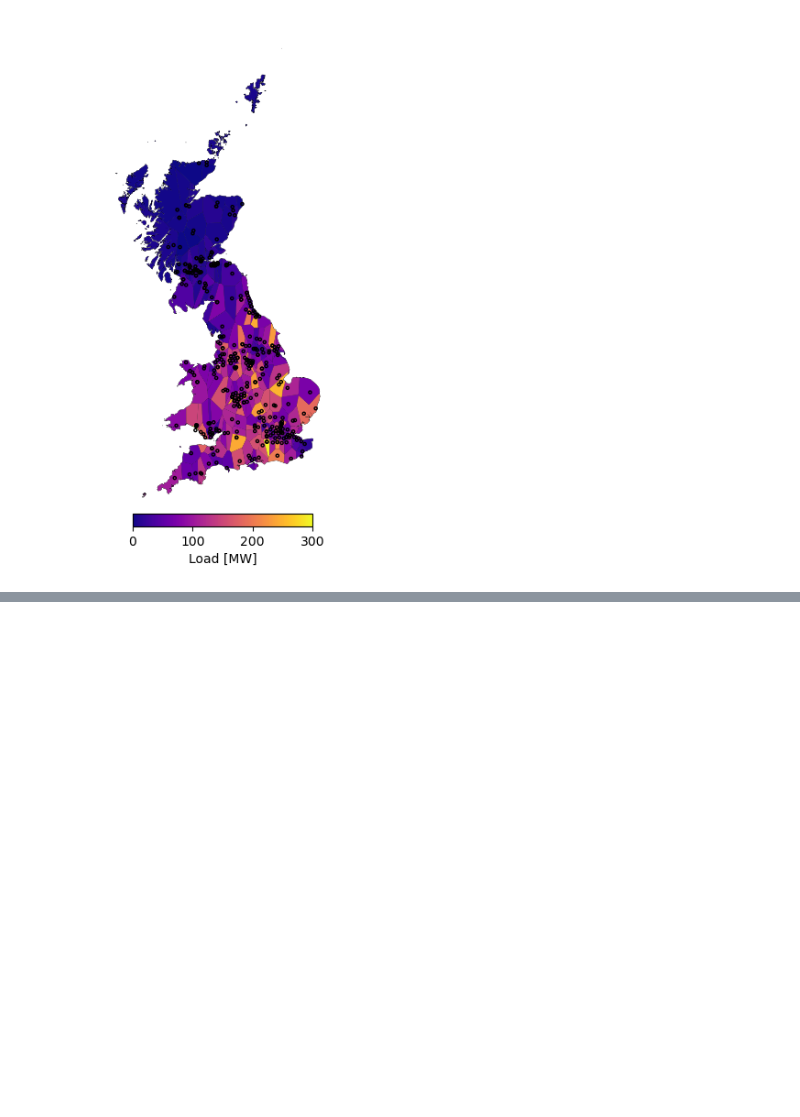
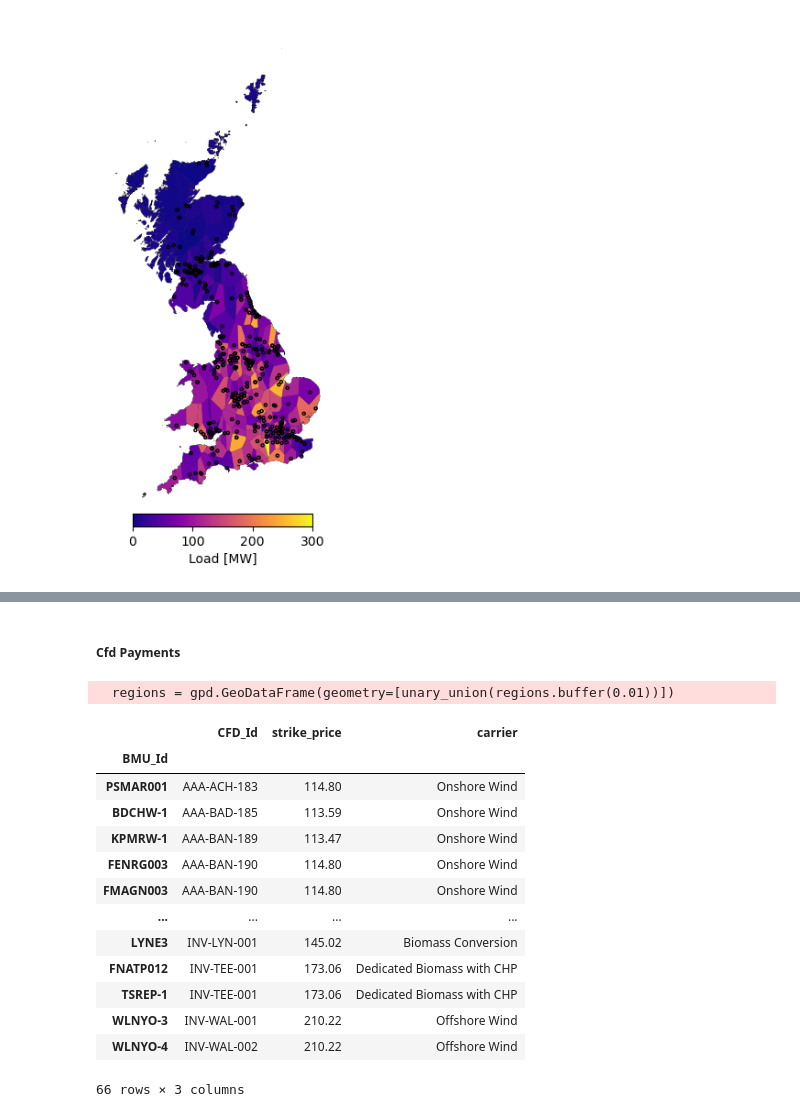
Before and after one commit to LukasFrankenQ/LMP, a Jupyter notebook: notebooks/plot_network.ipynb, the cells around one changed output, grey strips where cells are left out. Cells and saved outputs as stored; diff of their text form; code cells hidden in the pictures; blank space fills up the shorter version.

```diff
--- a/notebooks/plot_network.ipynb
+++ b/notebooks/plot_network.ipynb
@@ -443,0 +398,7 @@ a = {
+# %% [markdown]
+##### Cfd Payments
+# %%
+regions = gpd.read_file(Path.cwd().parent / 'data' / 'fti_zones.geojson').set_index('name')['geometry']
+regions = gpd.GeoDataFrame(geometry=[unary_union(regions.buffer(0.01))])
+# %% [output]
+  regions = gpd.GeoDataFrame(geometry=[unary_union(regions.buffer(0.01))])
@@ -443,0 +408,18 @@ a = {
+# %%
+cfds = pd.read_csv(Path.cwd().parent / 'resources' / 'bmu_strike_prices.csv', index_col=0)
+cfds
+# %% [output]
+|  | CFD_Id | strike_price | carrier |
+| BMU_Id |  |  |  |
+| PSMAR001 | AAA-ACH-183 | 114.80 | Onshore Wind |
+| BDCHW-1 | AAA-BAD-185 | 113.59 | Onshore Wind |
+| KPMRW-1 | AAA-BAN-189 | 113.47 | Onshore Wind |
+| FENRG003 | AAA-BAN-190 | 114.80 | Onshore Wind |
+| FMAGN003 | AAA-BAN-190 | 114.80 | Onshore Wind |
+| ... | ... | ... | ... |
+| LYNE3 | INV-LYN-001 | 145.02 | Biomass Conversion |
+| FNATP012 | INV-TEE-001 | 173.06 | Dedicated Biomass with CHP |
+| TSREP-1 | INV-TEE-001 | 173.06 | Dedicated Biomass with CHP |
+| WLNYO-3 | INV-WAL-001 | 210.22 | Offshore Wind |
+| WLNYO-4 | INV-WAL-002 | 210.22 | Offshore Wind |
+66 rows × 3 columns
```
Also changed, not shown: parts of 16 cells of this notebook, 2 other files.
